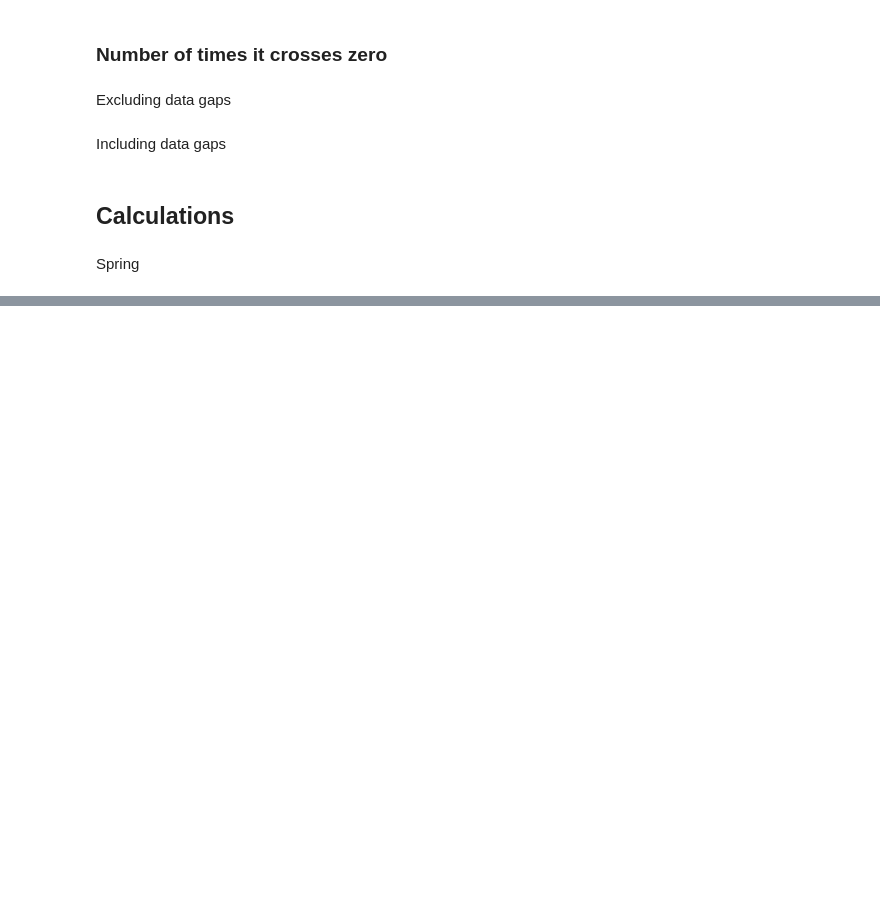
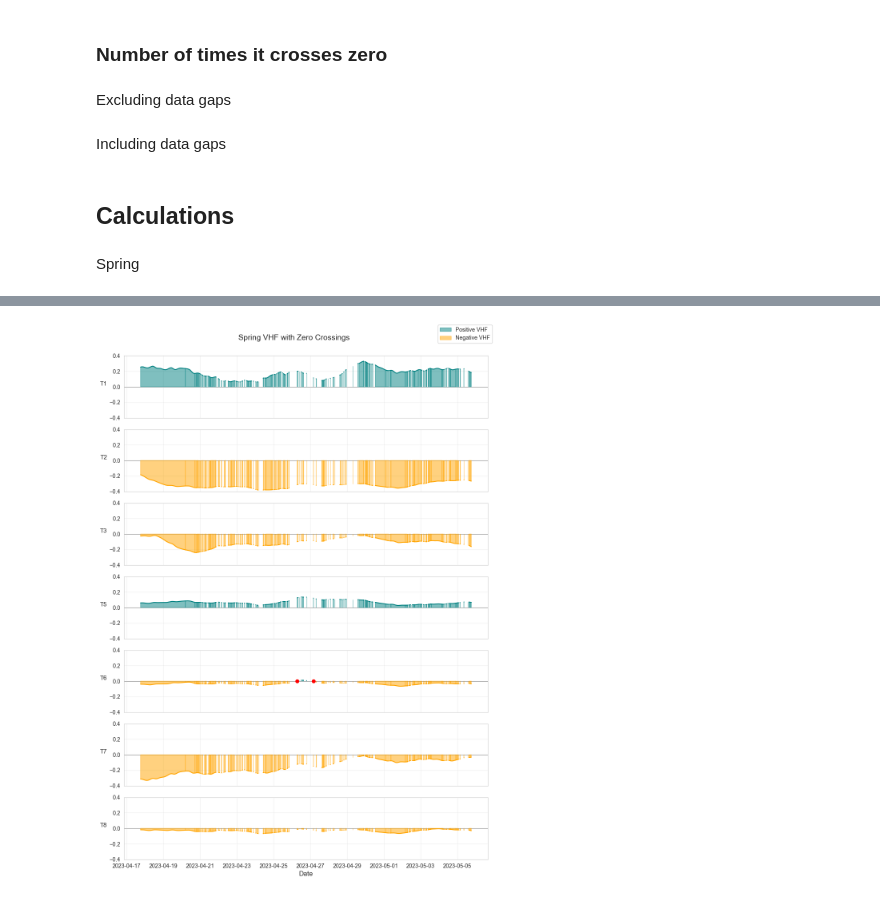
Before and after one commit to nicole-hucke/sediment_trap_paper, a Jupyter notebook: data/hyporheic_fluxes/VHF_variability_analysis/HF_variability_metrics.ipynb, the cells around one changed output, grey strips where cells are left out. Saved outputs shown, nothing was run; the diff lists cells and outputs as text; code cells hidden in the pictures; blank space fills up the shorter version.

```diff
--- a/data/hyporheic_fluxes/VHF_variability_analysis/HF_variability_metrics.ipynb
+++ b/data/hyporheic_fluxes/VHF_variability_analysis/HF_variability_metrics.ipynb
@@ -125,0 +203,20 @@ for probe in ["T1", "T2", "T3", "T5", "T6", "T7", "T8"]:
+# %%
+# AUC
+auc_sm = {}
+auc_sm_norm = {}
+fract_pos_sm = {}
+fract_pos_wt_sm = {}
+zero_crossings_sm = {}
+for probe in ["T1", "T2", "T3", "T5", "T6", "T7", "T8"]:
+    s = exceedance_summer[probe]
+    # auc
+    auc_sm[probe] = auc_signed(s, max_gap=pd.Timedelta("1min"))
+    # normalized AUC
+    auc_sm_norm[probe] = auc_signed_normalized(s, max_gap=pd.Timedelta("1min"))
+    # note: this is the exact same thing as the average HF during exceedance periods (sum HF * dt) / (total dt)
+    # fraction positive time
+    fract_pos_sm[probe] = fraction_positive(s, max_gap=pd.Timedelta("1min"))
+    # fraction positive weighted
+    fract_pos_wt_sm[probe] = fraction_positive_weighted(s, max_gap=pd.Timedelta("1min"))
+    # zero crossing count including gaps
+    zero_crossings_sm[probe] = zero_crossing_count_inc(s, max_gap=pd.Timedelta("1min"))
@@ -125,0 +297,59 @@ for probe in ["T1", "T2", "T3", "T5", "T6", "T7", "T8"]:
+# %%
+# settings
+sns.set_style("whitegrid")
+max_gap = pd.Timedelta("5min")  # define data gap
+probes = ["T1", "T2", "T3", "T5", "T6", "T7", "T8"]
+positive_color = "teal"
+negative_color = 'orange'
+
+# figure
+fig, axes = plt.subplots(len(probes), 1, figsize=(10, 2 * len(probes)), sharex=True)
+# loop through probes
+for ax, probe in zip(axes, probes):
+
+    # get data
+    s = exceedance_spring[probe].dropna().sort_index()
+    if s.empty:
+        continue
+
+    # insert NaNs at gaps to break line plotting
+    dt = s.index.to_series().diff()
+    s_plot = s.copy()
+    s_plot[dt > max_gap] = np.nan
+
+    # zero crossings (gap-bridged)
+    s_zc = s[s != 0]
+    signs = np.sign(s_zc.values)
+    crossings = signs[:-1] * signs[1:] < 0
+    crossing_indices = np.where(crossings)[0] + 1
+
+    # plot time series (no connections across gaps)
+    ax.plot(s_plot.index, s_plot.where(s_plot > 0).values, color=positive_color, linewidth=1.5, zorder=2)
+    ax.plot(s_plot.index, s_plot.where(s_plot < 0).values, color=negative_color, linewidth=1.5, zorder=2)
+    # fill areas under curve
+    ax.fill_between(s_plot.index, 0, s_plot.values, where=(s_plot.values > 0), interpolate=True, color=positive_color, alpha=0.5, zorder=1) # positive
+    ax.fill_between(s_plot.index, 0, s_plot.values, where=(s_plot.values < 0), interpolate=True, color=negative_color, alpha=0.5, zorder=1) # negative
+
+    # mark zero crossings
+    for idx in crossing_indices:
+        if idx < len(s_zc):
+            ax.plot(s_zc.index[idx], 0, 'o', color='red', markersize=6, zorder=3)
+
+    # formatting
+    ax.axhline(0, color='k', linewidth=0.5, zorder=0)
+    ax.set_ylabel(probe, rotation=0, labelpad=10, fontsize=11)
+    ax.grid(True, alpha=0.3)
+    ax.set_ylim(-0.4, 0.4)
+
+# labels and legend
+axes[-1].set_xlabel('Date', fontsize=12)
+positive_patch = mpatches.Patch(color=positive_color, alpha=0.5, label='Positive VHF')
+negative_patch = mpatches.Patch(color=negative_color, alpha=0.5, label='Negative VHF')
+
+fig.legend(handles=[positive_patch, negative_patch], loc='upper right', fontsize=10)
+fig.suptitle('Spring VHF with Zero Crossings', fontsize=14)
+plt.tight_layout(rect=[0, 0, 1, 0.98])
+plt.savefig("plots/spring_exceedance_hf_zero_crossings.png", dpi=300)
+plt.show()
+# %% [output]
+[figure, added]
```
Also changed, not shown: parts of 18 cells of this notebook, 6 other files.
